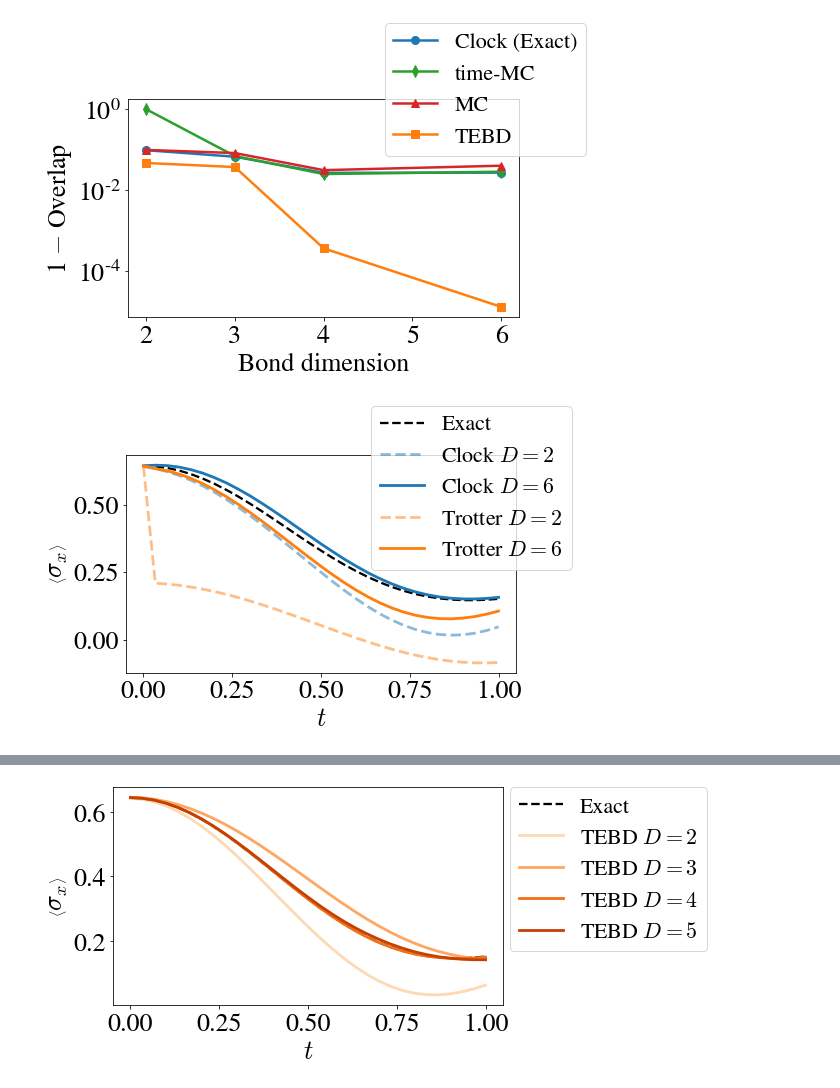
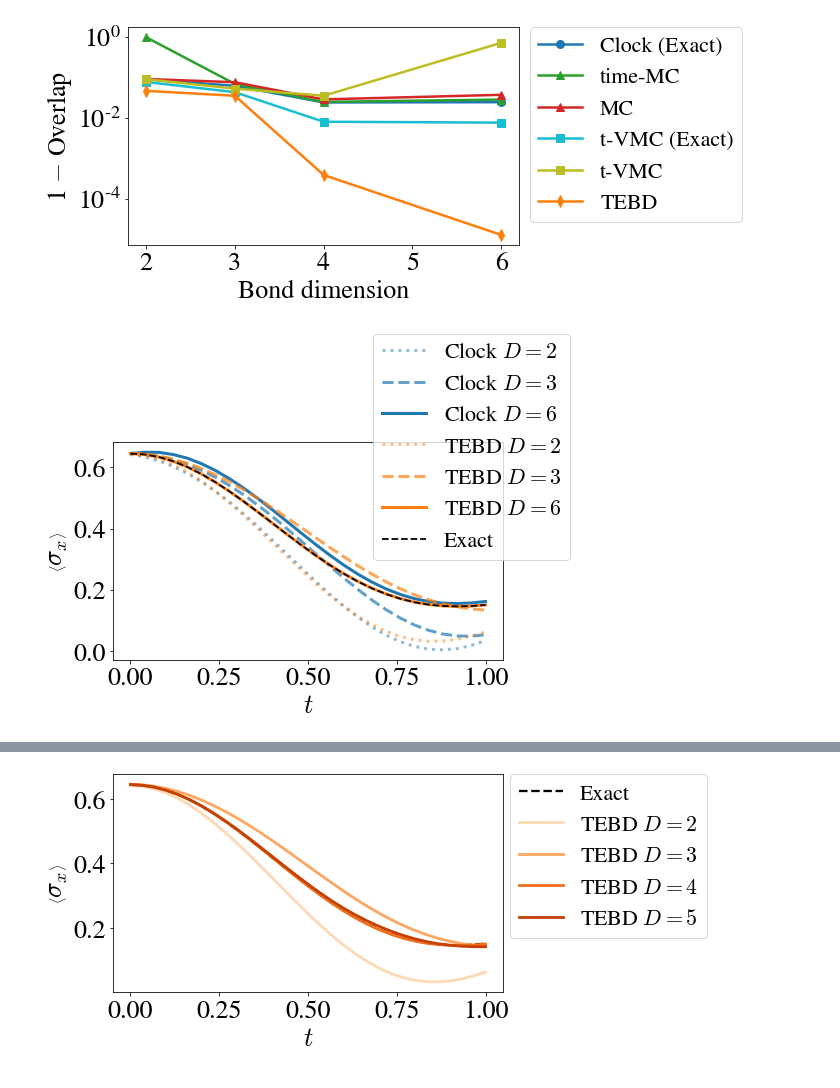
Before and after one commit to stavros11/Time-Evolution, a Jupyter notebook: mps_trotter.ipynb, the cells around one changed output, grey strips where cells are left out. Cells and saved outputs as stored; diff of their text form; code cells hidden in the pictures.

Commit message:
Add t-VMC curves on the plots

```diff
--- a/mps_trotter.ipynb
+++ b/mps_trotter.ipynb
@@ -22,7 +22,7 @@ plt.show()
 n_sites = 6
 h_init = 1.0
 h_ev = 0.5
-data_dir = "D:/ClockV2/histories"
+data_dir = "C:/DATA/ClockV2/histories"
 
 time_steps = 20
 t = np.linspace(0.0, 1.0, time_steps + 1)
@@ -31,71 +31,84 @@ dt = t[1] - t[0]
 exact_state, exact_obs = utils.tfim_exact_evolution(n_sites, t[-1], time_steps, h0=h_init, h=h_ev)
 
 bond_list = [2, 3, 4, 6]
 overlaps = {"Clock (Exact)": [], "time-MC": [], "MC": [], "TEBD": []}
 for d_bond in bond_list:
     trotter = mps_trotter.TFIM_TEBD(exact_state[0], d_bond, dt, h=h_ev)
     trotter_state = trotter.dense_evolution(time_steps)
     overlaps["TEBD"].append(utils.averaged_overlap(exact_state, trotter_state))
 
     #full = mps_trotter.TFIMFull(exact_state[0], d_bond, dt, h=h_ev)
     #full_state = full.dense_evolution(time_steps)
     #overlaps["Full"].append(utils.averaged_overlap(exact_state, full_state))
 
     clock_hist = h5py.File("{}/N={}/allstates_mpsD{}_N{}M{}.h5py".format(data_dir, n_sites, d_bond, n_sites, time_steps), "r")
-    overlaps["Clock (Exact)"].append(clock_hist["overlaps"][-1])
+    overlaps["Clock (Exact)"].append(clock_hist["avg_overlaps"][-1])
     clock_hist.close()
 
     clock_hist = h5py.File("{}/N={}/sampling20000_mpsD{}_N{}M{}.h5py".format(data_dir, n_sites, d_bond, n_sites, time_steps), "r")
     overlaps["time-MC"].append(clock_hist["overlaps"][-1])
     clock_hist.close()
 
     clock_hist = h5py.File("{}/N={}/spacesampling1000_mpsD{}_N{}M{}.h5py".format(data_dir, n_sites, d_bond, n_sites, time_steps), "r")
-    overlaps["MC"].append(clock_hist["overlaps"][-1])
+    overlaps["MC"].append(clock_hist["avg_overlaps"][-1])
     clock_hist.close()
+
+tvmc_hist = h5py.File("{}/N={}/tvmc_allstates_mpsd2_6_N{}M{}.h5py".format(data_dir, n_sites, n_sites, time_steps), "r")
+overlaps["t-VMC (Exact)"] = tvmc_hist["avg_overlaps"][()]
+tvmc_hist.close()
+
+tvmc_hist = h5py.File("{}/N={}/tvmc_sampling5000_mpsd2_6_N{}M{}.h5py".format(data_dir, n_sites, n_sites, time_steps), "r")
+overlaps["t-VMC"] = tvmc_hist["avg_overlaps"][()]
+tvmc_hist.close()
 
 plt.figure(figsize=(7, 4))
 #plt.title("MPS, $N={}$, $T={}$".format(n_sites, time_steps))
-plot_list = [("Clock (Exact)", "o", cp[0]), ("time-MC", "d", cp[2]),
-             ("MC", "^", cp[3]), ("TEBD", "s", cp[1])]
+plot_list = [("Clock (Exact)", "o", cp[0]), ("time-MC", "^", cp[2]), ("MC", "^", cp[3]),
+             ("t-VMC (Exact)", "s", cp[-1]), ("t-VMC", "s", cp[-2]),
+             ("TEBD", "d", cp[1])]
 for k, m, c in plot_list:
     plt.semilogy(bond_list, 1 - np.array(overlaps[k]), color=c, marker=m, markersize=8, linewidth=2.5, label=k)
 plt.xlabel("Bond dimension")
 plt.ylabel("1 $-$ Overlap")
-plt.legend(loc='upper right', bbox_to_anchor=(1.2, 1.4), fontsize=22)
-#plt.legend(loc='upper right', bbox_to_anchor=(1.55, 1.05), fontsize=22)
-#plt.show()
-plt.savefig("overlap_clock_tebd.pdf", bbox_inches='tight')
+#plt.legend(loc='upper right', bbox_to_anchor=(1.2, 1.6), fontsize=22)
+plt.legend(loc='upper right', bbox_to_anchor=(1.6, 1.05), fontsize=22)
+plt.show()
+#plt.savefig("overlap_clock_tebd.pdf", bbox_inches='tight')
 # %% [output]
-[figure, old version]
+[figure, new version]
 # %%
-time_steps = 30
+n_sites = 6
+h_init = 1.0
+h_ev = 0.5
+time_steps = 25
 t = np.linspace(0.0, 1.0, time_steps + 1)
 dt = t[1] - t[0]
-data_dir = "D:/DATA/ClockV2/final_dense"
+data_dir = "C:/DATA/ClockV2/final_dense"
 
 exact_state, exact_obs = utils.tfim_exact_evolution(n_sites, t[-1], time_steps, h0=h_init, h=h_ev)
+pauli = utils.Pauli(dtype=exact_state.dtype)
 obs_X = {}
 
-for d_bond in [2, 6]:
-    trotter = mps_trotter.TFIMTrotter(exact_state[0], d_bond, dt, h=h_ev)
+for d_bond in [2, 3, 6]:
+    trotter = mps_trotter.TFIM_TEBD(exact_state[0], d_bond, dt, h=h_ev)
     trotter_state = trotter.dense_evolution(time_steps)
-    obs_X["Trotter $D={}$".format(d_bond)] = utils.ev_local(trotter_state, pauli.X)
+    obs_X["TEBD $D={}$".format(d_bond)] = utils.ev_local(trotter_state, pauli.X)
 
     clock_state = np.load("{}/allstates_mpsD{}_N{}M{}.npy".format(data_dir, d_bond, n_sites, time_steps))
     obs_X["Clock $D={}$".format(d_bond)] = utils.ev_local(clock_state, pauli.X)
 
 plt.figure(figsize=(7, 4))
 #plt.title("MPS $N={}$, $T={}$".format(d_bond, n_sites, time_steps))
-plt.plot(t, exact_obs["X"].real, "--", color="black", linewidth=2.3, label="Exact")
-
-plot_list = [("Clock $D=2$", cp[0], 0.5, "--"), ("Clock $D=6$", cp[0], 1.0, "-"),
-             ("Trotter $D=2$", cp[1], 0.5, "--"), ("Trotter $D=6$", cp[1], 1.0, "-")]
+plot_list = [("Clock $D=2$", cp[0], 0.5, ":"), ("Clock $D=3$", cp[0], 0.7, "--"), ("Clock $D=6$", cp[0], 1.0, "-"),
+             ("TEBD $D=2$", cp[1], 0.5, ":"), ("TEBD $D=3$", cp[1], 0.7, "--"), ("TEBD $D=6$", cp[1], 1.0, "-")]
 for k, c, a, l in plot_list:
-    plt.plot(t, obs_X[k].real, alpha=a, color=c, linewidth=2.8, label=k, linestyle=l)
+    plt.plot(t, obs_X[k].real, alpha=a, color=c, linewidth=3.0, label=k, linestyle=l)
+plt.plot(t, exact_obs["X"].real, "--", color="black", linewidth=1.8, label="Exact")
 plt.xlabel("$t$")
 plt.ylabel(r"$\left \langle \sigma _x\right \rangle$")
-plt.legend(loc='center left', bbox_to_anchor=(0.6, 0.85), fontsize=22)
-#plt.show()
-plt.savefig("sigma_x_clock_trotter.pdf", bbox_inches='tight')
+plt.legend(loc='upper right', bbox_to_anchor=(1.2, 1.55), fontsize=22)
+#plt.legend(loc='upper right', bbox_to_anchor=(1.55, 1.05), fontsize=22)
+plt.show()
+#plt.savefig("sigma_x_clock_tebd.pdf", bbox_inches='tight')
 # %% [output]
-[figure, old version]
+[figure, new version]
```
Also changed, not shown: parts of 2 cells of this notebook.
